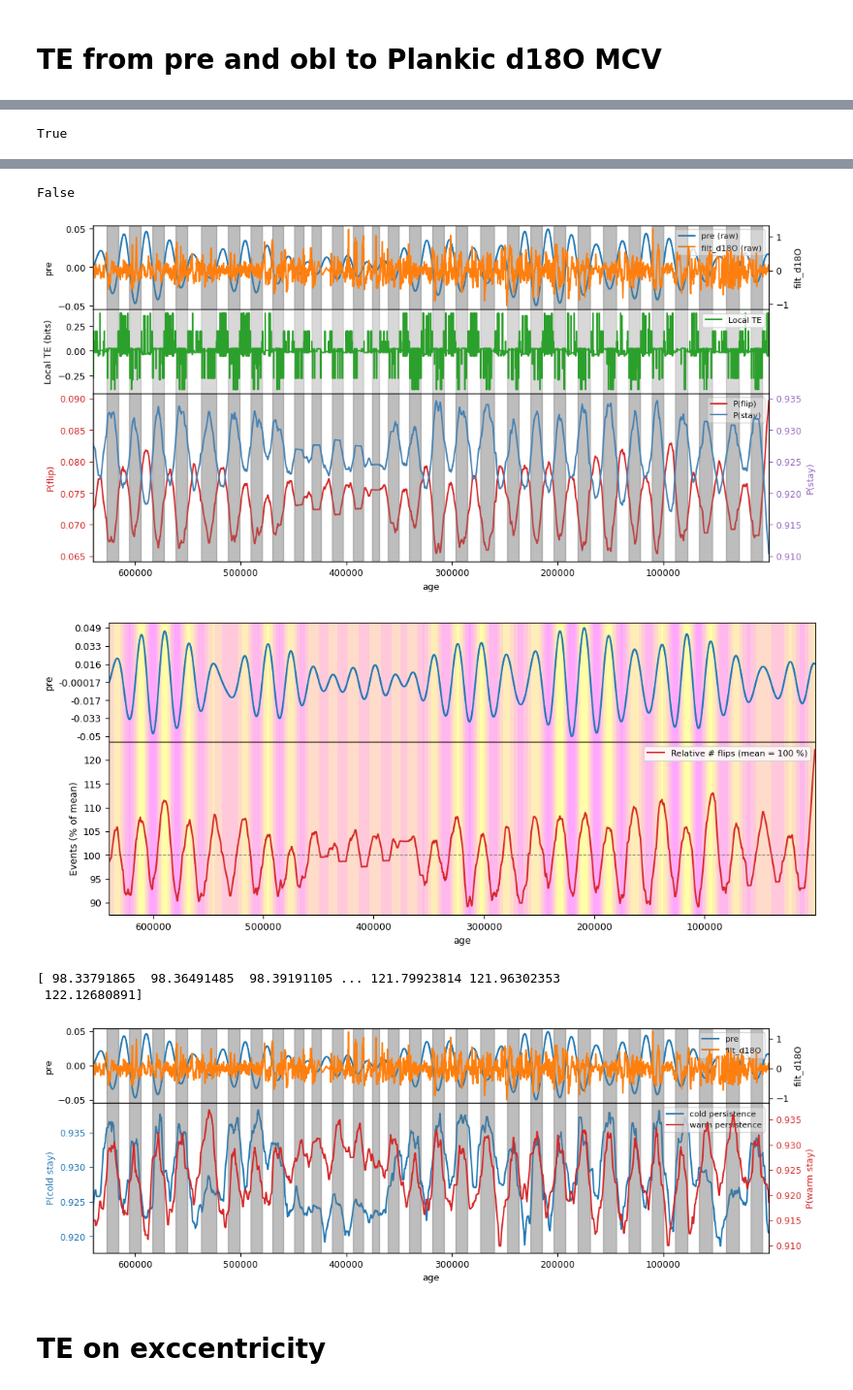
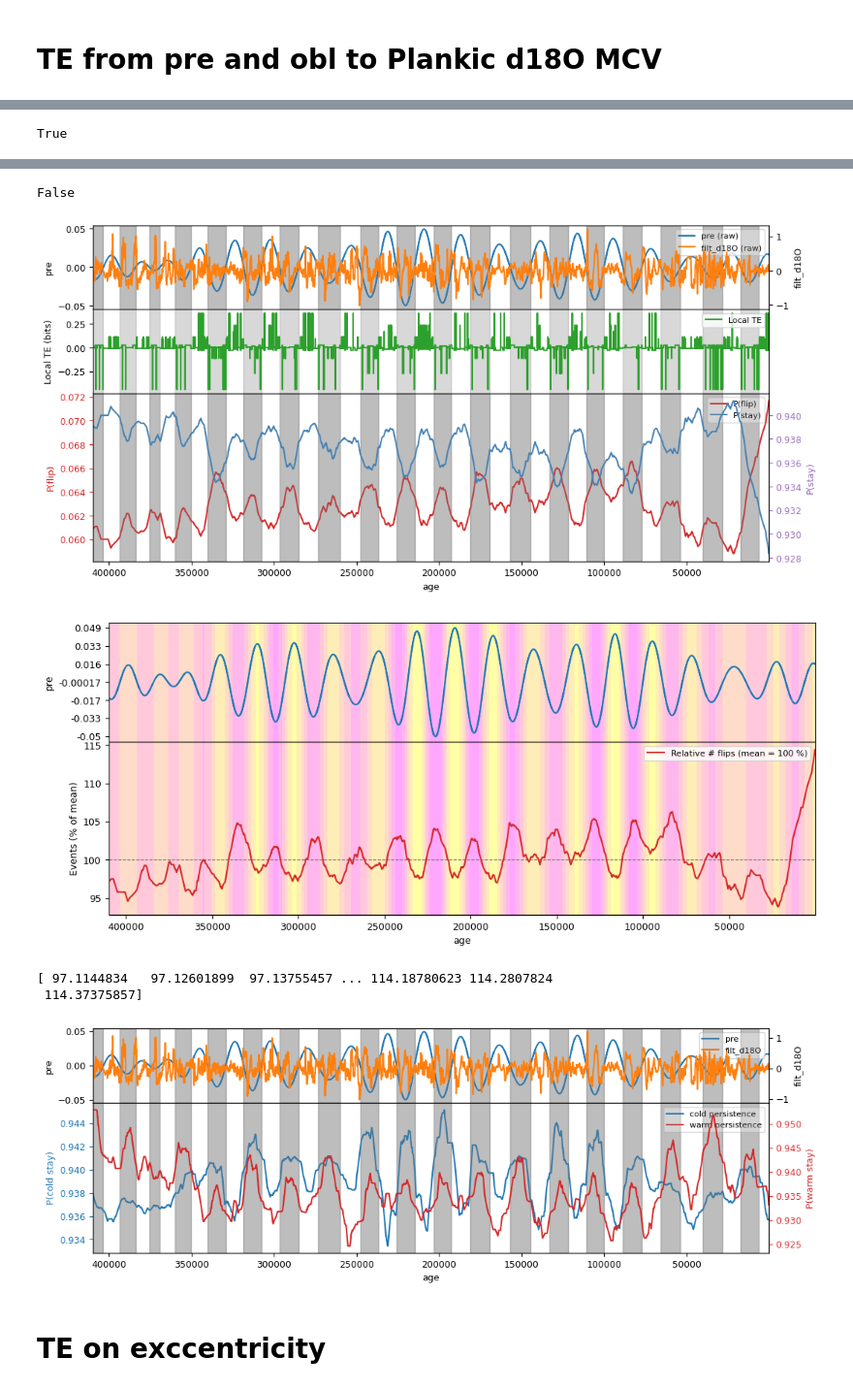
Before and after one commit to Peisong-Zheng/bipolar_seesaw_CCM, a Jupyter notebook: TE_DH_data_d18O.ipynb, the cells around one changed output, grey strips where cells are left out. Shown at 97% size. Saved outputs shown, nothing was run; the diff lists cells and outputs as text; code cells hidden in the pictures.

```diff
--- a/TE_DH_data_d18O.ipynb
+++ b/TE_DH_data_d18O.ipynb
@@ -44,10 +44,12 @@ df_filt_d18O = df_filt_d18O[df_filt_d18O['age'] <= 640_000]
 # df_filt_d18O.to_csv(r'D:\VScode\bipolar_seesaw_CCM\filtered_data\MD01-2444_339-U1385_benthic_d18O_hp_filt.csv', index=False)
 df_filt_d18O.to_csv(r'D:\VScode\bipolar_seesaw_CCM\filtered_data\MD01-2444_339-U1385_plank_d18O_hp_filt.csv', index=False)
 
-df_filt_d18O['filt_d18O'] = df_filt_d18O['filt_d18O'].rolling(window=5, min_periods=1).mean()
+df_filt_d18O['filt_d18O'] = df_filt_d18O['filt_d18O'].rolling(window=10, min_periods=1).mean()
 # drop NaN values
 df_filt_d18O = df_filt_d18O.dropna()
 
 print("Are there any NaN values in the interpolated d18O data?", df_d18O_0_2.isnull().values.any())
 print("Are there any NaN values in the interpolated ZrSr data?", df_ZrSr_0_2.isnull().values.any())
+
+df_filt_d18O = df_filt_d18O[df_filt_d18O['age'] <= 410_000]
 # %% [output]
@@ -160,7 +162,7 @@ obl = df_obl_i['obl'].values    # target (obliquity)
 sq = df_sq_i['filt_d18O'].values    # target (residual)
 
 
-result,fig, te_pre=sa.transfer_entropy_surrogate_test(pre,sq, forcing_bins=6, sq_bins=2, n_surr=1000,sq_method='quantile')
+result,fig, te_pre=sa.transfer_entropy_surrogate_test(pre,sq, forcing_bins=6, sq_bins=2, n_surr=1000,sq_method='hist')
 
 # fig.savefig('TE_NGRIP.pdf',format='pdf',bbox_inches='tight')
 print(result)
@@ -175,7 +177,7 @@ flip_prob, stay_prob, local_te = sa.local_TE_prob(df_pre_i.copy(), df_sq_i.copy(
                    target_column='filt_d18O',
                    time_column='age',
                    nbins_pre=6,
-                   smooth_win=300)
+                   smooth_win=600)
 
 flip_events =sa. flip_events(df_pre_i.copy(),
         flip_prob,
@@ -237,9 +239,9 @@ True
 False
-[figure, old version]
+[figure, new version]
-[figure, old version]
+[figure, new version]
-[ 98.33791865  98.36491485  98.39191105 ... 121.79923814 121.96302353
- 122.12680891]
+[ 97.1144834   97.12601899  97.13755457 ... 114.18780623 114.2807824
+ 114.37375857]
-[figure, old version]
+[figure, new version]
 # %% [markdown]
 # TE on exccentricity
 # %%
```
Also changed, not shown: parts of 5 cells of this notebook, 5 other files.
